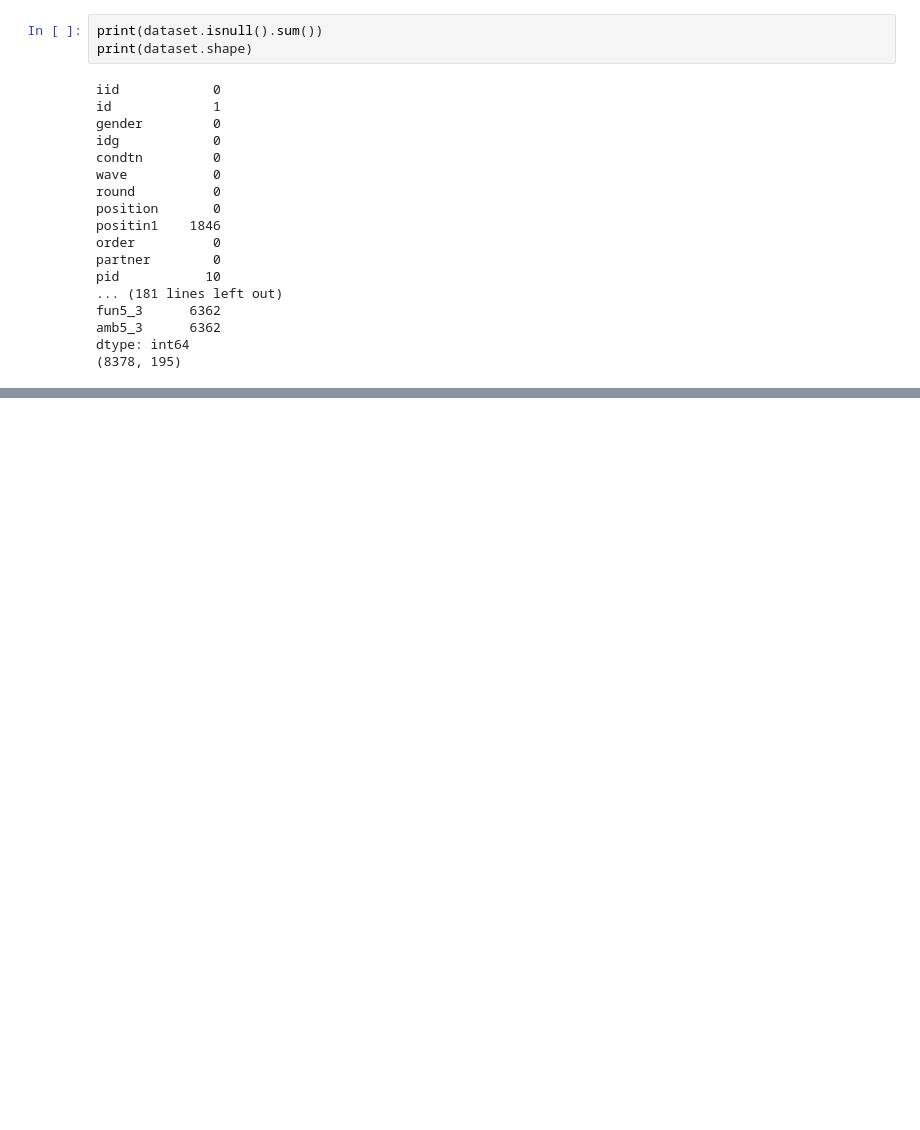
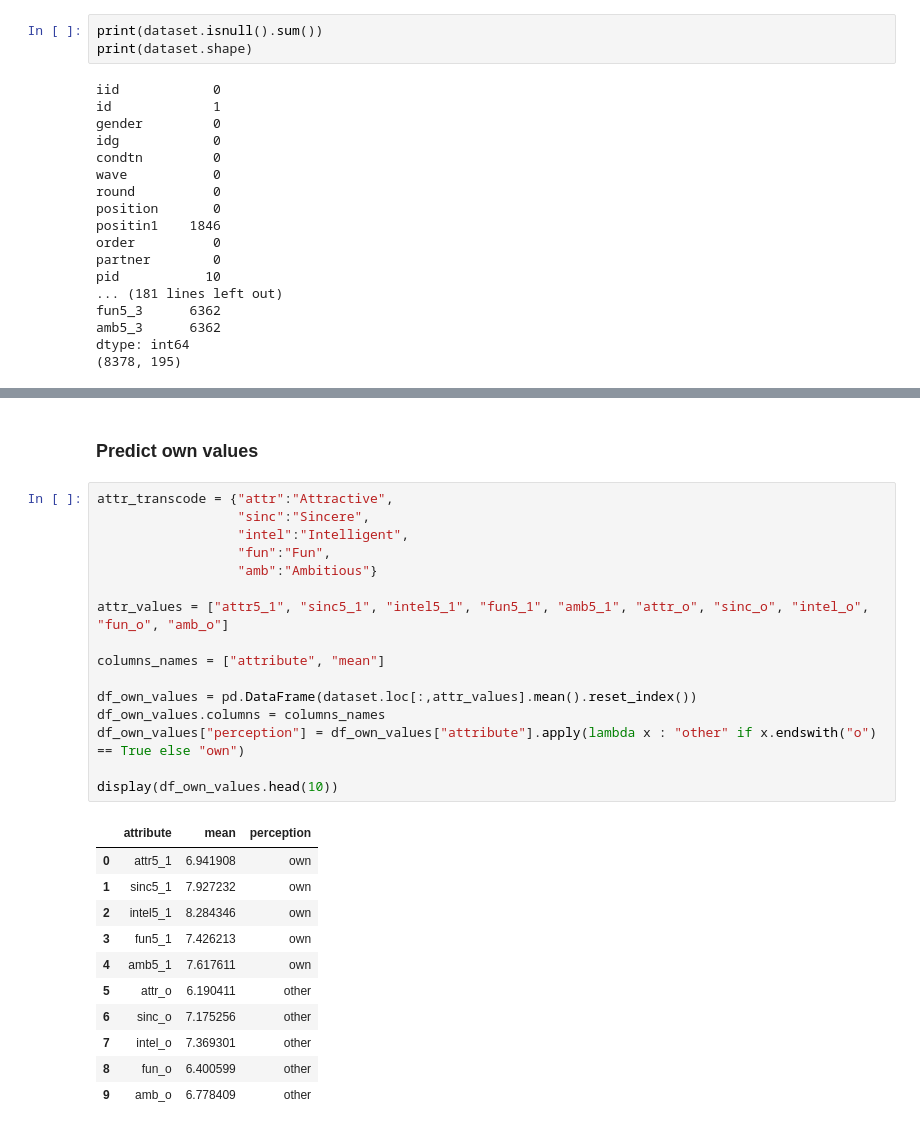
Before and after one commit to qxzjy/dsfs-ft-34, a Jupyter notebook: eda_module/project/eda_project.ipynb, the cells around one changed output, grey strips where cells are left out. Drawn from its saved outputs; the diff is of its cells as text; blank space fills up the shorter version.

```diff
--- a/eda_module/project/eda_project.ipynb
+++ b/eda_module/project/eda_project.ipynb
@@ -51,0 +222,30 @@ dtype: int64
+# %% [markdown]
+### Predict own values
+# %%
+attr_transcode = {"attr":"Attractive",
+                  "sinc":"Sincere",
+                  "intel":"Intelligent",
+                  "fun":"Fun",
+                  "amb":"Ambitious"}
+
+attr_values = ["attr5_1", "sinc5_1", "intel5_1", "fun5_1", "amb5_1", "attr_o", "sinc_o", "intel_o", "fun_o", "amb_o"]
+
+columns_names = ["attribute", "mean"]
+
+df_own_values = pd.DataFrame(dataset.loc[:,attr_values].mean().reset_index())
+df_own_values.columns = columns_names
+df_own_values["perception"] = df_own_values["attribute"].apply(lambda x : "other" if x.endswith("o") == True else "own")
+
+display(df_own_values.head(10))
+# %% [output]
+|  | attribute | mean | perception |
+| 0 | attr5_1 | 6.941908 | own |
+| 1 | sinc5_1 | 7.927232 | own |
+| 2 | intel5_1 | 8.284346 | own |
+| 3 | fun5_1 | 7.426213 | own |
+| 4 | amb5_1 | 7.617611 | own |
+| 5 | attr_o | 6.190411 | other |
+| 6 | sinc_o | 7.175256 | other |
+| 7 | intel_o | 7.369301 | other |
+| 8 | fun_o | 6.400599 | other |
+| 9 | amb_o | 6.778409 | other |
```
Also changed, not shown: parts of 13 cells of this notebook, 27 other files.
